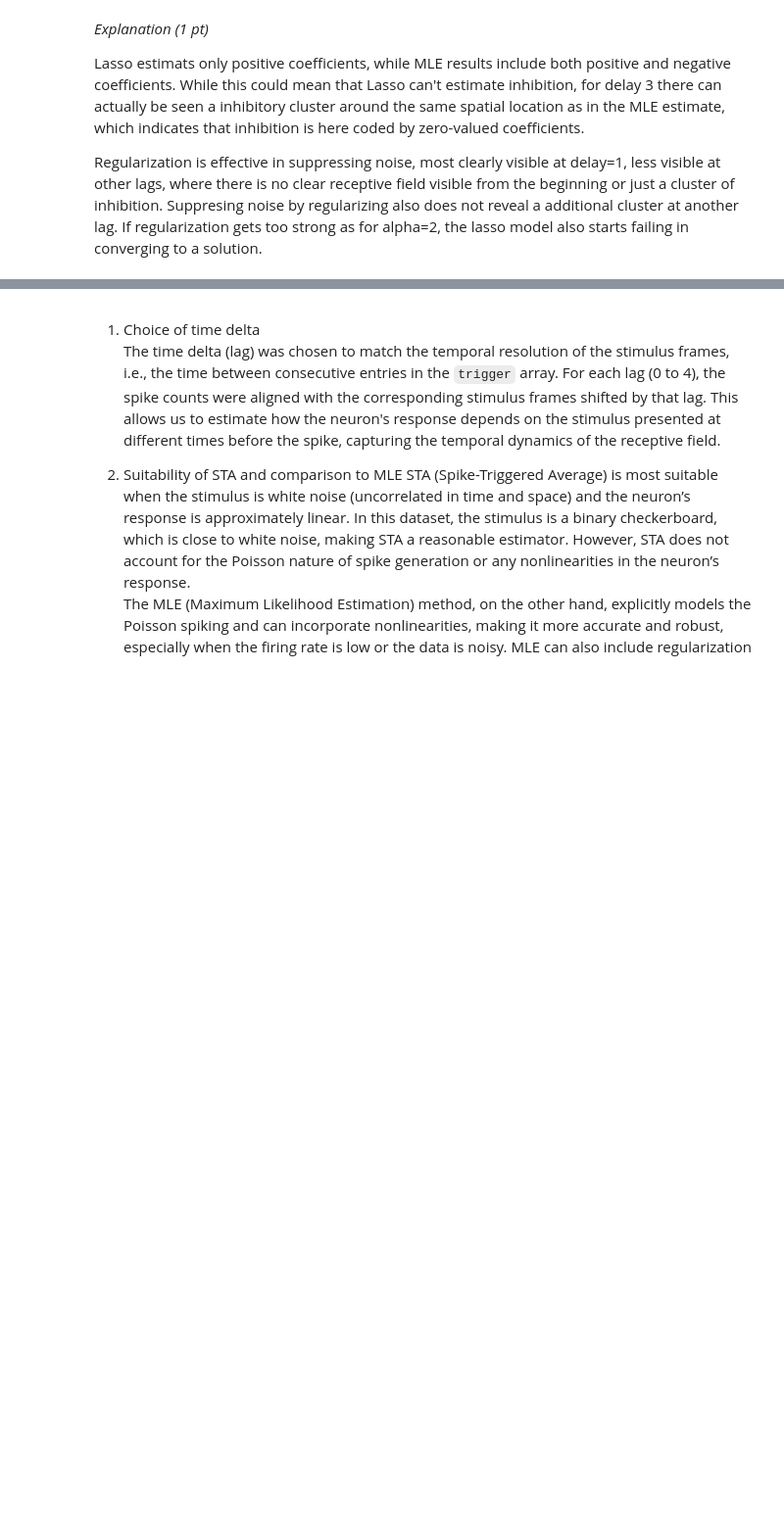
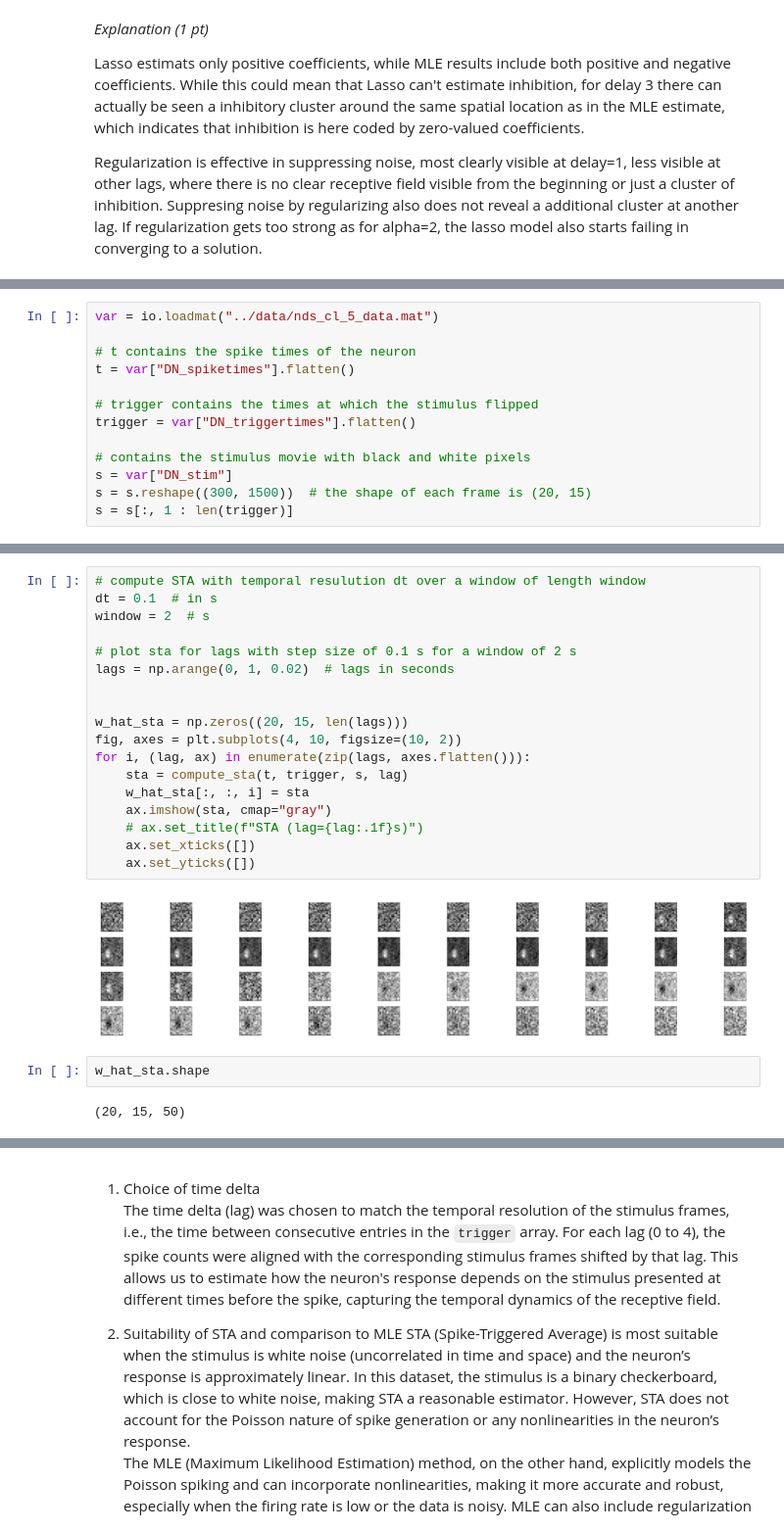
Before and after one commit to toniklenk/NeuralDataScience, a Jupyter notebook: notebooks/CodingLab5.ipynb, the cells around one changed output, grey strips where cells are left out. Shown at 98% size. Saved outputs shown, nothing was run; the diff lists cells and outputs as text; blank space fills up the shorter version.

```diff
--- a/notebooks/CodingLab5.ipynb
+++ b/notebooks/CodingLab5.ipynb
@@ -647,0 +600,13 @@ plt.show()
+# %%
+var = io.loadmat("../data/nds_cl_5_data.mat")
+
+# t contains the spike times of the neuron
+t = var["DN_spiketimes"].flatten()
+
+# trigger contains the times at which the stimulus flipped
+trigger = var["DN_triggertimes"].flatten()
+
+# contains the stimulus movie with black and white pixels
+s = var["DN_stim"]
+s = s.reshape((300, 1500))  # the shape of each frame is (20, 15)
+s = s[:, 1 : len(trigger)]
@@ -647,0 +645,24 @@ plt.show()
+# %%
+# compute STA with temporal resulution dt over a window of length window
+dt = 0.1  # in s
+window = 2  # s
+
+# plot sta for lags with step size of 0.1 s for a window of 2 s
+lags = np.arange(0, 1, 0.02)  # lags in seconds
+
+
+w_hat_sta = np.zeros((20, 15, len(lags)))
+fig, axes = plt.subplots(4, 10, figsize=(10, 2))
+for i, (lag, ax) in enumerate(zip(lags, axes.flatten())):
+    sta = compute_sta(t, trigger, s, lag)
+    w_hat_sta[:, :, i] = sta
+    ax.imshow(sta, cmap="gray")
+    # ax.set_title(f"STA (lag={lag:.1f}s)")
+    ax.set_xticks([])
+    ax.set_yticks([])
+# %% [output]
+[figure, added]
+# %%
+w_hat_sta.shape
+# %% [output]
+(20, 15, 50)
```
Also changed, not shown: parts of 15 cells of this notebook.
